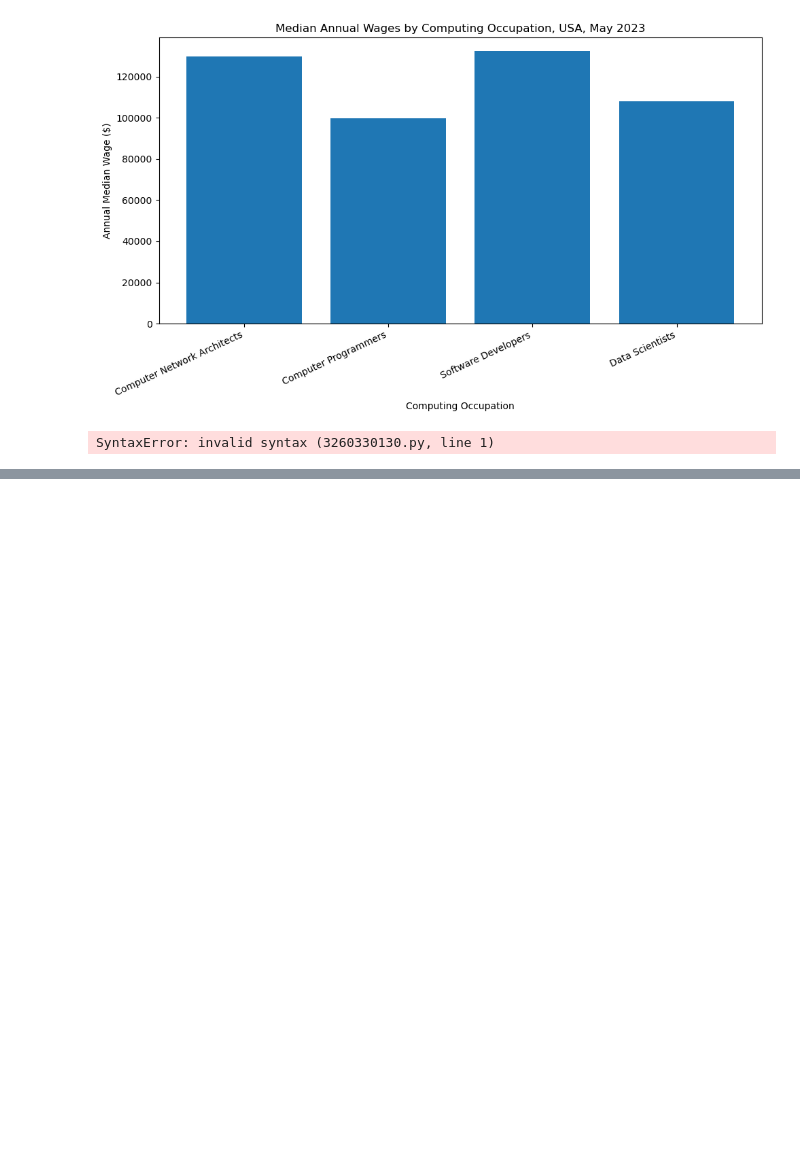
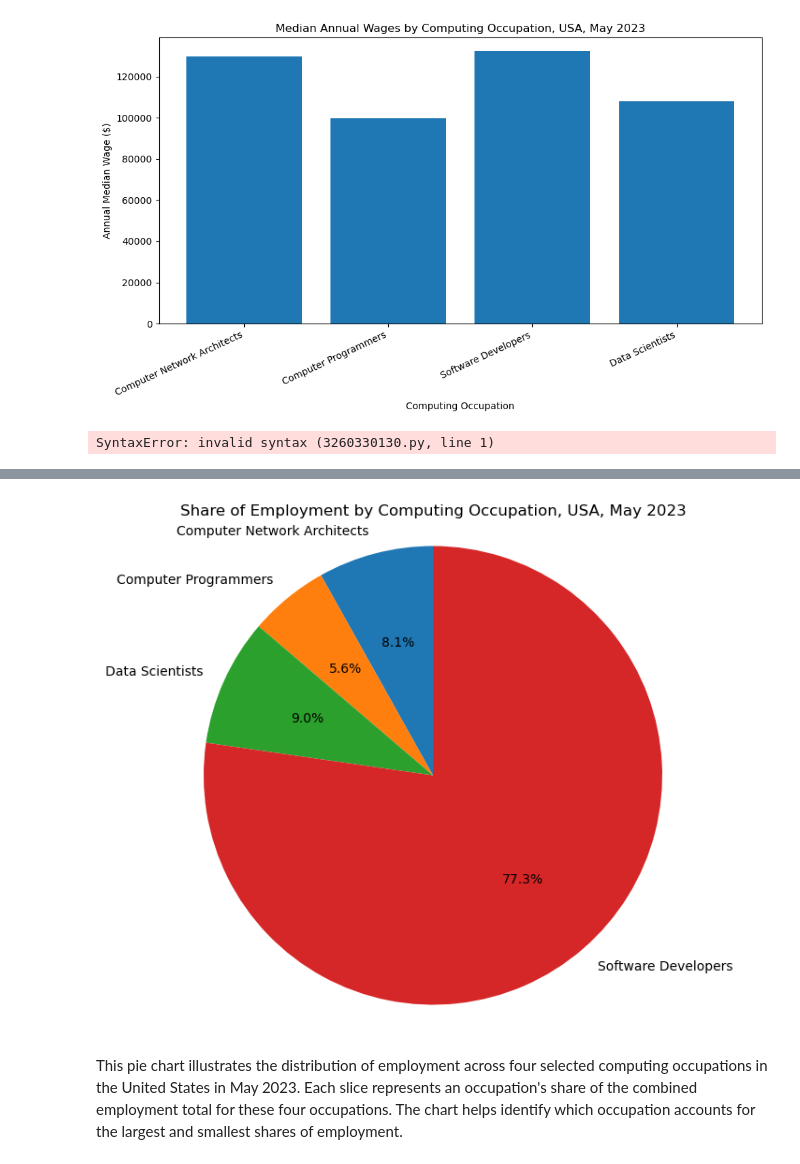
Before and after one commit to Hamza912141/data-visualization-ca1-, a Jupyter notebook: data vis-checkpoint.ipynb, the cells around one changed output, grey strips where cells are left out. Drawn from its saved outputs; the diff is of its cells as text; code cells hidden in the pictures; blank space fills up the shorter version.

```diff
--- a/data vis-checkpoint.ipynb
+++ b/data vis-checkpoint.ipynb
@@ -420,0 +462,31 @@ SyntaxError: invalid syntax (3260330130.py, line 1)
+# %%
+
+# Prepare the 2023 employment data
+pie_data = data_2023.copy()
+
+pie_data["TOT_EMP"] = pd.to_numeric(
+    pie_data["TOT_EMP"], errors="coerce"
+)
+
+pie_data = pie_data.dropna(subset=["TOT_EMP"])
+
+# Combine any duplicate occupation records
+pie_data = pie_data.groupby("OCC_TITLE", as_index=False)["TOT_EMP"].sum()
+
+# Create the pie chart
+plt.figure(figsize=(9, 7))
+
+plt.pie(
+    pie_data["TOT_EMP"],
+    labels=pie_data["OCC_TITLE"],
+    autopct="%1.1f%%",
+    startangle=90
+)
+
+plt.title("Share of Employment by Computing Occupation, USA, May 2023")
+plt.axis("equal")
+plt.show()
+# %% [output]
+[figure, added]
+# %% [markdown]
+This pie chart illustrates the distribution of employment across four selected computing occupations in the United States in May 2023. Each slice represents an occupation's share of the combined employment total for these four occupations. The chart helps identify which occupation accounts for the largest and smallest shares of employment.
```
Also changed, not shown: parts of 3 cells of this notebook.
